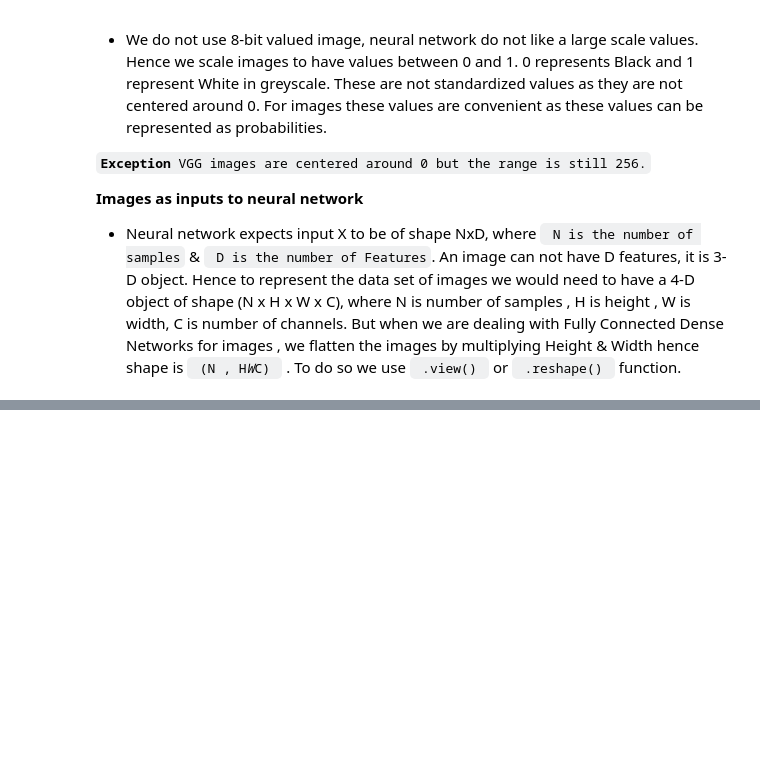
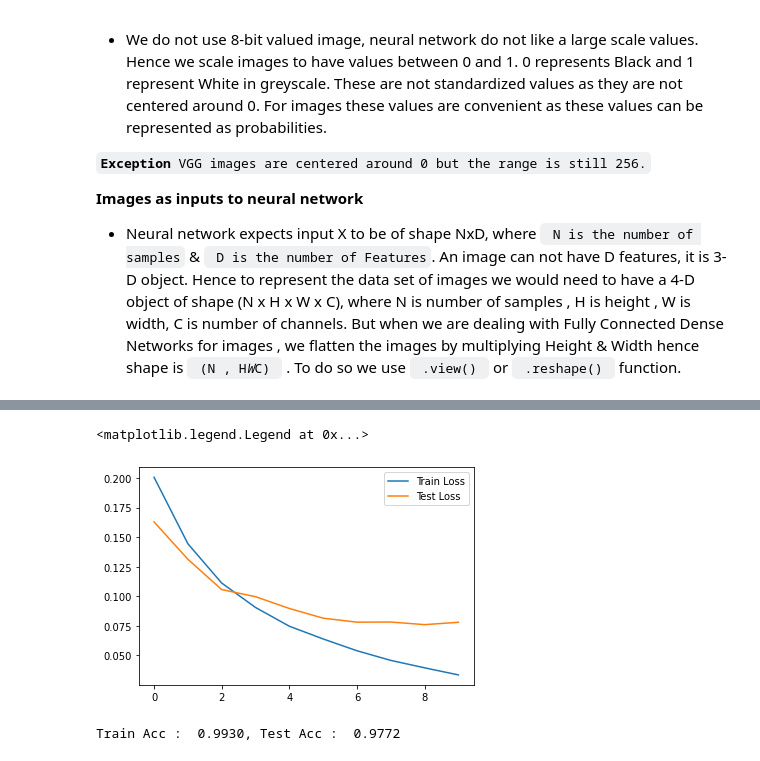
Before and after one commit to RiseAboveAll/PYTORCH_Learning, a Jupyter notebook: Pytorch_FeedForward.ipynb, the cells around one changed output, grey strips where cells are left out. Saved outputs shown, nothing was run; the diff lists cells and outputs as text; code cells hidden in the pictures; blank space fills up the shorter version.

```diff
--- a/Pytorch_FeedForward.ipynb
+++ b/Pytorch_FeedForward.ipynb
@@ -139,0 +375,13 @@ For images which are greyscale images, image can be either black or white or in
+# %%
+#Build Model
+model=nn.Sequential(
+    nn.Linear(784,128),
+    nn.LeakyReLU(),
+    nn.Linear(128,10)
+)
+# %%
+#Need to use GPU
+device=torch.device("cuda:0" if torch.cuda.is_available() else "cpu")
+print(device)
+#transfers parameters of the model to the GPU
+model.to(device)
@@ -139,0 +395,10 @@ For images which are greyscale images, image can be either black or white or in
+# %%
+#Loss & Optimizer
+#CrossEntropyLoss is used for multiple categories
+criterion=nn.CrossEntropyLoss()
+optimizer=torch.optim.Adam(model.parameters())
+# %%
+#Data Loader
+batch_size=128
+train_loader=DataLoader(dataset=train_dataset,batch_size=batch_size,shuffle=True)
+test_loader=DataLoader(dataset=test_dataset,batch_size=batch_size,shuffle=False)
@@ -139,0 +468,49 @@ For images which are greyscale images, image can be either black or white or in
+# %%
+#Plot the train loss  and test loss per iteration
+
+plt.plot(train_losses,label='Train Loss')
+plt.plot(test_losses,label='Test Loss')
+plt.legend()
+# %% [output]
+<matplotlib.legend.Legend at 0x...>
+[figure, added]
+# %%
+#Calculate the accuracy
+n_correct=0
+n_total=0
+for inputs,targets in train_loader:
+  #Move Data to GPU Device
+  inputs,targets=inputs.to(device),targets.to(device)
+  #Reshape the inputs
+  inputs=inputs.view(-1,784)
+  #Forward Pass
+  outputs=model(inputs)
+
+  #Get Prediction
+  #torch.max() returns both maximum value and argmax
+  _,predictions=torch.max(outputs,1)
+  #Update Counts
+  n_correct+=(predictions==targets).sum().item()
+  n_total+=targets.shape[0]
+train_acc=n_correct/n_total
+
+n_correct=0
+n_total=0
+for inputs,targets in test_loader:
+  #Move Data to GPU Device
+  inputs,targets=inputs.to(device),targets.to(device)
+  #Reshape the inputs
+  inputs=inputs.view(-1,784)
+  #Forward Pass
+  outputs=model(inputs)
+
+  #Get Prediction
+  #torch.max() returns both maximum value and argmax
+  _,predictions=torch.max(outputs,1)
+  #Update Counts
+  n_correct+=(predictions==targets).sum().item()
+  n_total+=targets.shape[0]
+test_acc=n_correct/n_total
+print(f'Train Acc : {train_acc : .4f}, Test Acc : {test_acc : .4f}')
+# %% [output]
+Train Acc :  0.9930, Test Acc :  0.9772
```
Also changed, not shown: parts of 37 cells of this notebook.
